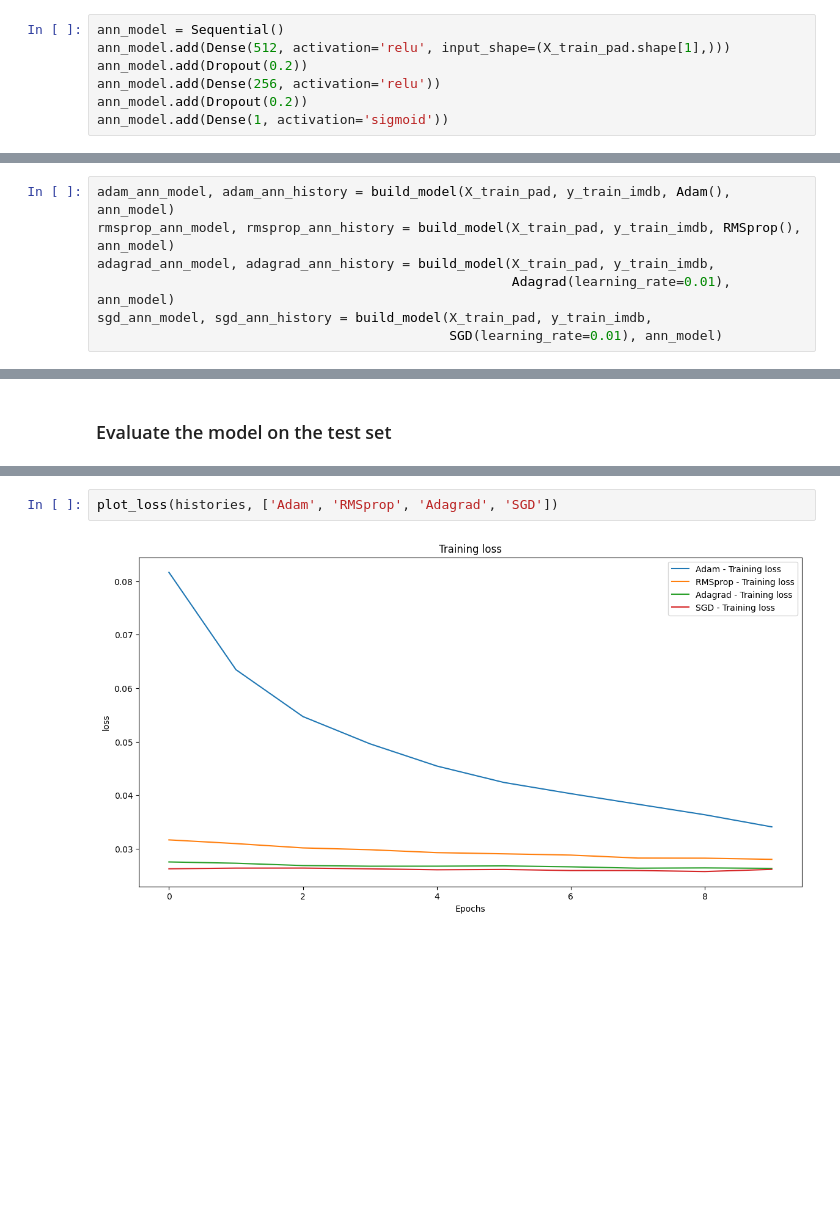
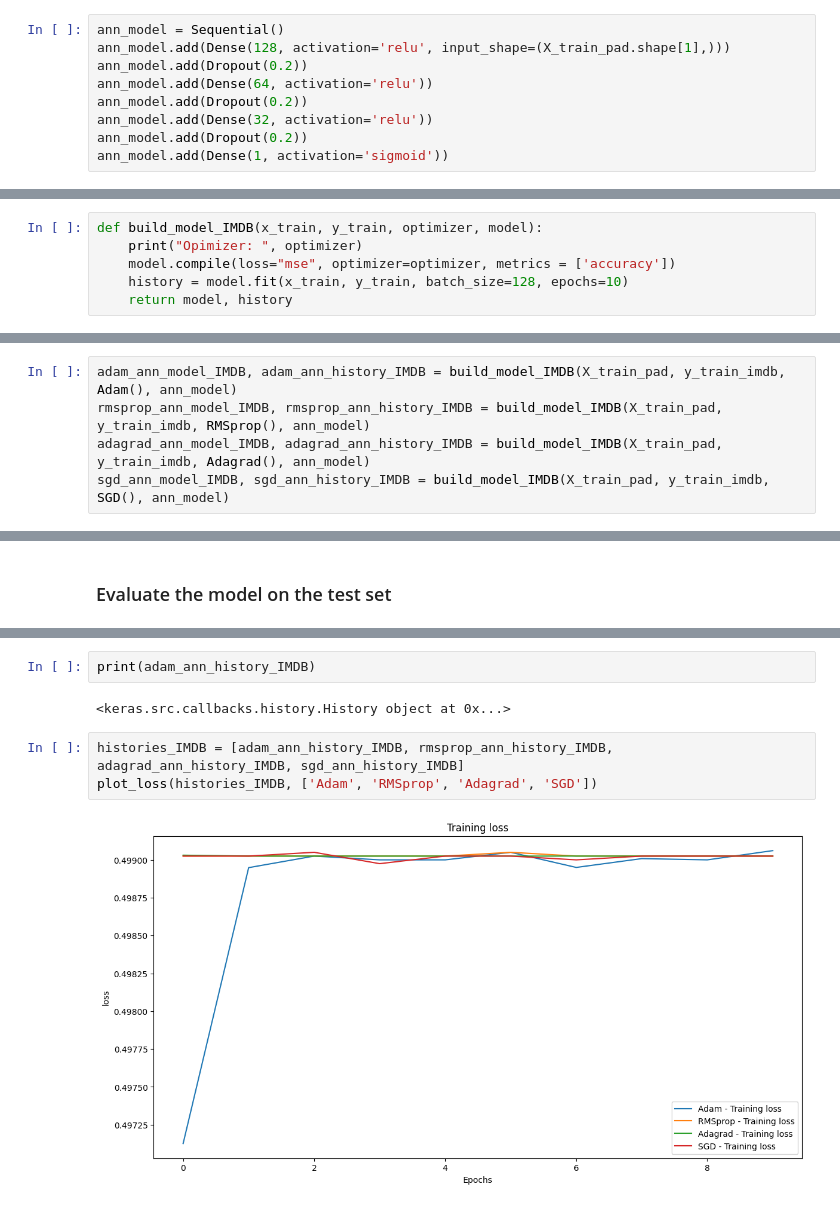
Before and after one commit to chakryaros/IDC6146, a Jupyter notebook: Project_Group2_ANN_Classification_model.ipynb, the cells around one changed output, grey strips where cells are left out. Drawn from its saved outputs; the diff is of its cells as text; blank space fills up the shorter version.

```diff
--- a/Project_Group2_ANN_Classification_model.ipynb
+++ b/Project_Group2_ANN_Classification_model.ipynb
@@ -261,8 +272,10 @@ print(X_train_pad.shape, X_test_pad.shape)
 ### Build the ANN model
 # %%
 ann_model = Sequential()
-ann_model.add(Dense(512, activation='relu', input_shape=(X_train_pad.shape[1],)))
+ann_model.add(Dense(128, activation='relu', input_shape=(X_train_pad.shape[1],)))
 ann_model.add(Dropout(0.2))
-ann_model.add(Dense(256, activation='relu'))
+ann_model.add(Dense(64, activation='relu'))
+ann_model.add(Dropout(0.2))
+ann_model.add(Dense(32, activation='relu'))
 ann_model.add(Dropout(0.2))
 ann_model.add(Dense(1, activation='sigmoid'))
@@ -268,0 +308,6 @@ ann_model.add(Dense(1, activation='sigmoid'))
+# %%
+def build_model_IMDB(x_train, y_train, optimizer, model):
+    print("Opimizer: ", optimizer)
+    model.compile(loss="mse", optimizer=optimizer, metrics = ['accuracy'])
+    history = model.fit(x_train, y_train, batch_size=128, epochs=10)
+    return model, history
@@ -269,10 +316,8 @@ ann_model.add(Dense(1, activation='sigmoid'))
 # %%
-adam_ann_model, adam_ann_history = build_model(X_train_pad, y_train_imdb, Adam(), ann_model)
-rmsprop_ann_model, rmsprop_ann_history = build_model(X_train_pad, y_train_imdb, RMSprop(), ann_model)
-adagrad_ann_model, adagrad_ann_history = build_model(X_train_pad, y_train_imdb,
-                                                     Adagrad(learning_rate=0.01), ann_model)
-sgd_ann_model, sgd_ann_history = build_model(X_train_pad, y_train_imdb,
-                                             SGD(learning_rate=0.01), ann_model)
+adam_ann_model_IMDB, adam_ann_history_IMDB = build_model_IMDB(X_train_pad, y_train_imdb, Adam(), ann_model)
+rmsprop_ann_model_IMDB, rmsprop_ann_history_IMDB = build_model_IMDB(X_train_pad, y_train_imdb, RMSprop(), ann_model)
+adagrad_ann_model_IMDB, adagrad_ann_history_IMDB = build_model_IMDB(X_train_pad, y_train_imdb, Adagrad(), ann_model)
+sgd_ann_model_IMDB, sgd_ann_history_IMDB = build_model_IMDB(X_train_pad, y_train_imdb, SGD(), ann_model)
 # %% [output]
 Opimizer:  <keras.src.optimizers.adam.Adam object at 0x...>
 Epoch 1/10
@@ -301,7 +346,12 @@ print("\nTest accuracy: %.1f%%" % (100.0 * acc))
 
 Test accuracy: 49.6%
+# %%
+print(adam_ann_history_IMDB)
+# %% [output]
+<keras.src.callbacks.history.History object at 0x...>
 # %%
-plot_loss(histories, ['Adam', 'RMSprop', 'Adagrad', 'SGD'])
+histories_IMDB = [adam_ann_history_IMDB, rmsprop_ann_history_IMDB, adagrad_ann_history_IMDB, sgd_ann_history_IMDB]
+plot_loss(histories_IMDB, ['Adam', 'RMSprop', 'Adagrad', 'SGD'])
 # %% [output]
-[figure, old version]
+[figure, new version]
 # %%
```
Also changed, not shown: parts of 16 cells of this notebook, 1 other file.
